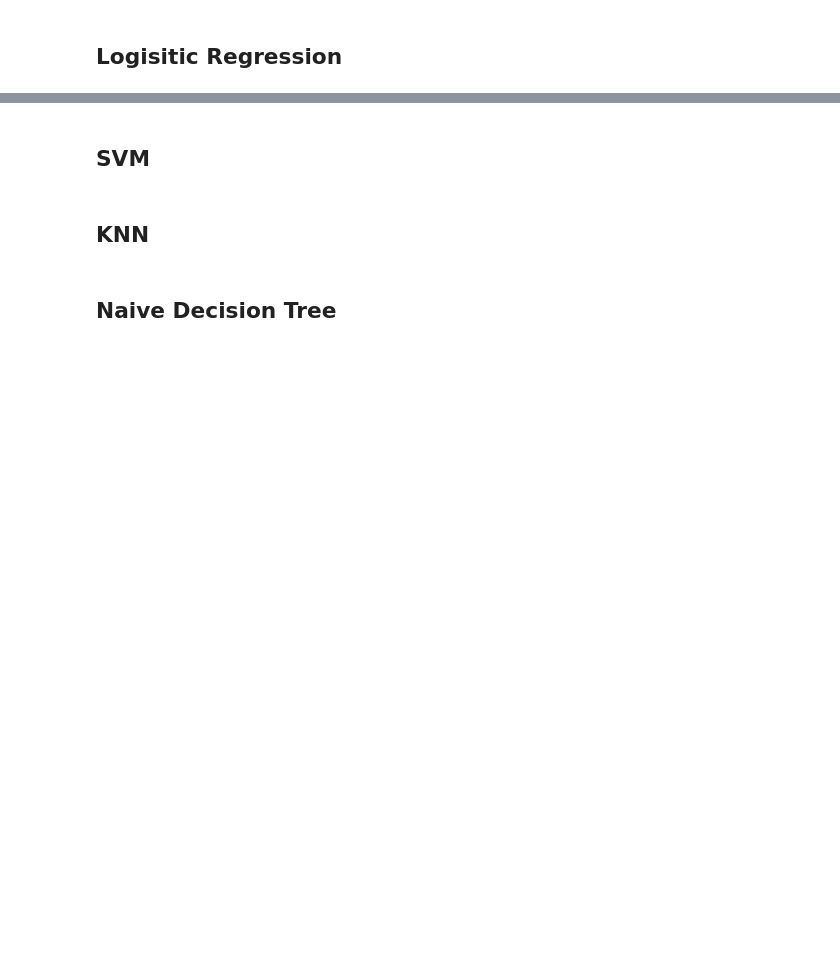
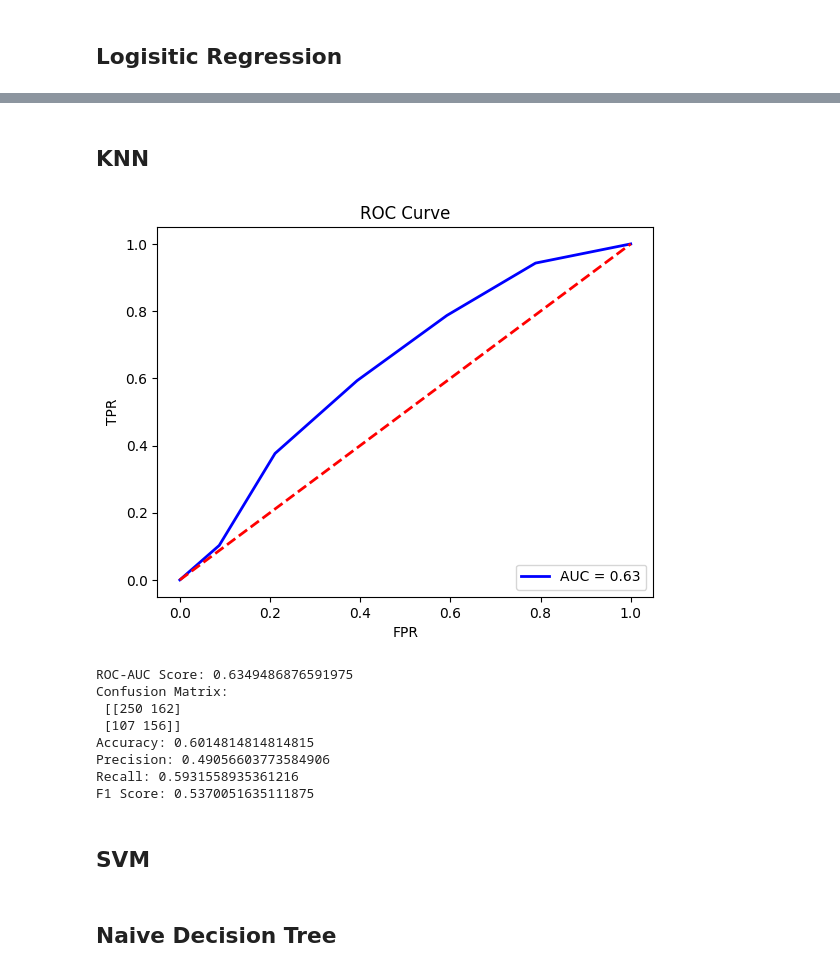
Before and after one commit to Threadphobic/PositionalPrediction, a Jupyter notebook: PositionalPrediction.ipynb, the cells around one changed output, grey strips where cells are left out. Cells and saved outputs as stored; diff of their text form; code cells hidden in the pictures; blank space fills up the shorter version.

```diff
--- a/PositionalPrediction.ipynb
+++ b/PositionalPrediction.ipynb
@@ -210,7 +270,24 @@ plt.show()
+# %% [markdown]
+## KNN
+# %%
+knn_clf = KNeighborsClassifier().fit(X_train_resample, y_train_resample)
+
+y_hat = knn_clf.predict(X_test)
+y_prob = knn_clf.predict_proba(X_test)[:,1]
+
+print_metrics(y_hat, y_test, y_prob=y_prob)
+# %% [output]
+[figure, added]
+ROC-AUC Score: 0.6349486876591975
+Confusion Matrix:
+ [[250 162]
+ [107 156]]
+Accuracy: 0.6014814814814815
+Precision: 0.49056603773584906
+Recall: 0.5931558935361216
+F1 Score: 0.5370051635111875
 # %% [markdown]
 ## SVM
-# %% [markdown]
-## KNN
 # %% [markdown]
 ## Naive Decision Tree
 # %% [markdown]
```
Also changed, not shown: parts of 6 cells of this notebook.
